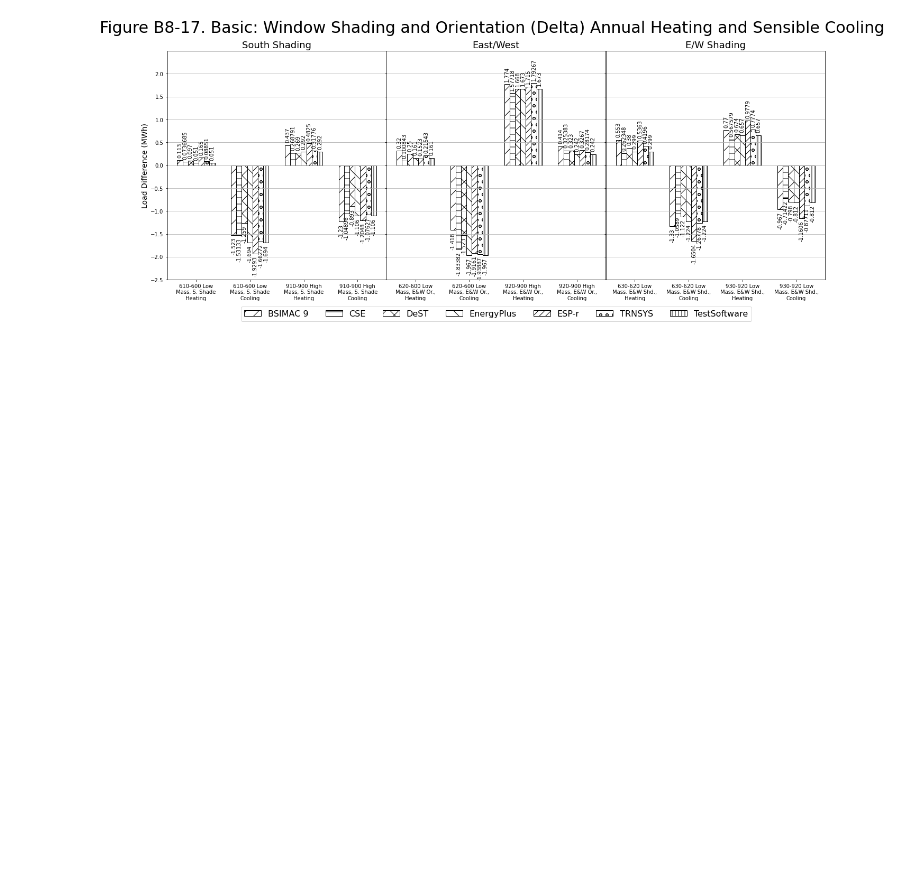
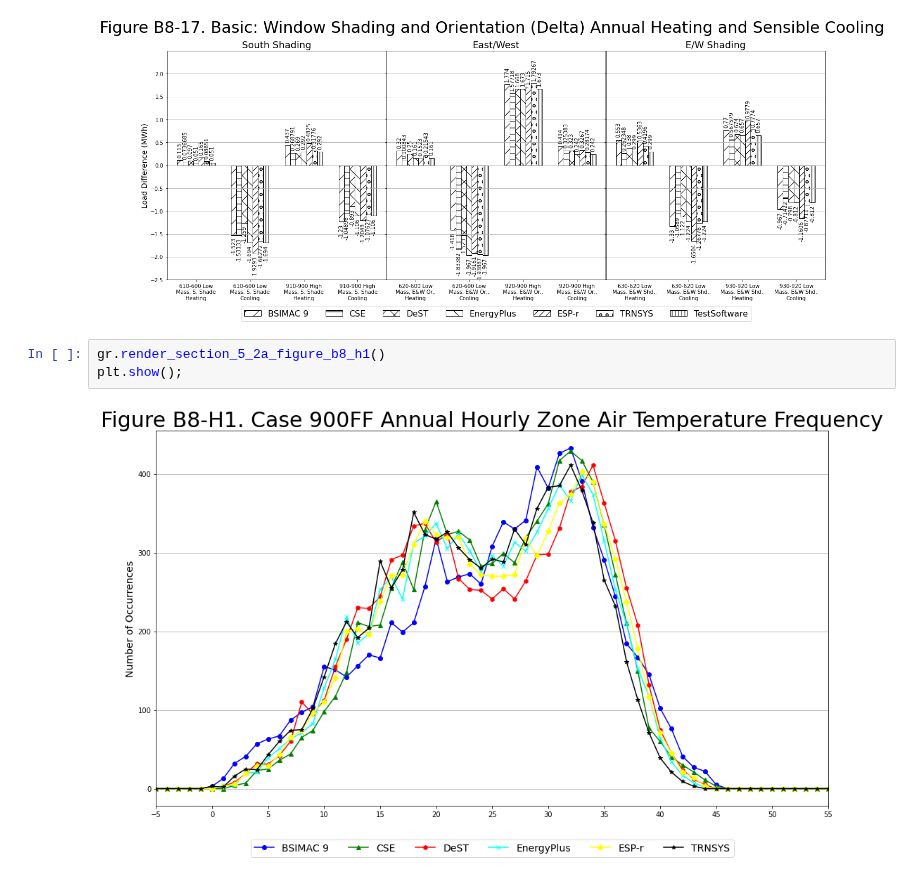
Before and after one commit to JasonGlazer/ashrae-140-automation, a Jupyter notebook: rendered/base/RESULTS5-2A.ipynb, the cells around one changed output. Saved outputs shown, nothing was run; the diff lists cells and outputs as text; blank space fills up the shorter version.

Commit message:
Added line plots and example data outputs

```diff
--- a/rendered/base/RESULTS5-2A.ipynb
+++ b/rendered/base/RESULTS5-2A.ipynb
@@ -89,3 +89,8 @@ gr.render_section_5_2a_figure_b8_17()
 plt.show();
 # %% [output]
 [figure]
+# %%
+gr.render_section_5_2a_figure_b8_h1()
+plt.show();
+# %% [output]
+[figure, added]
```
Also changed, not shown: parts of 3 cells of this notebook, 9 other files.
